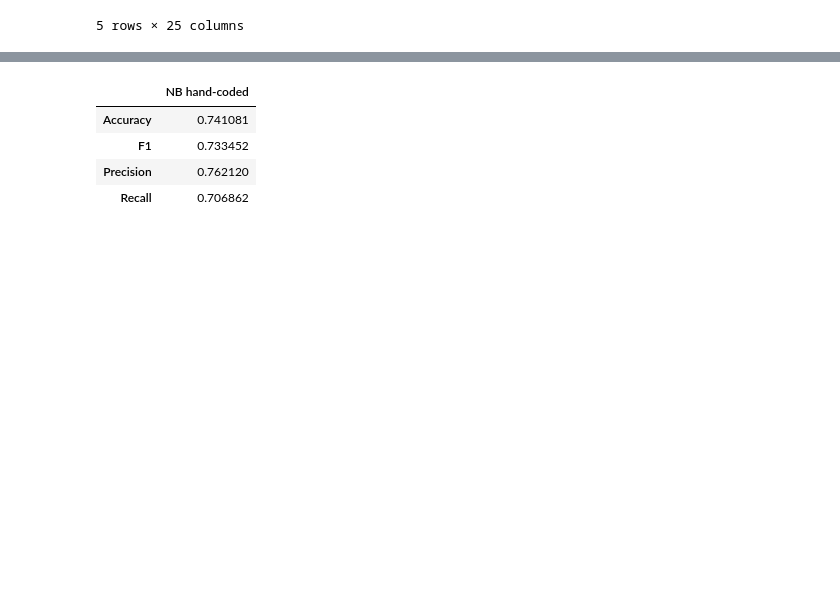
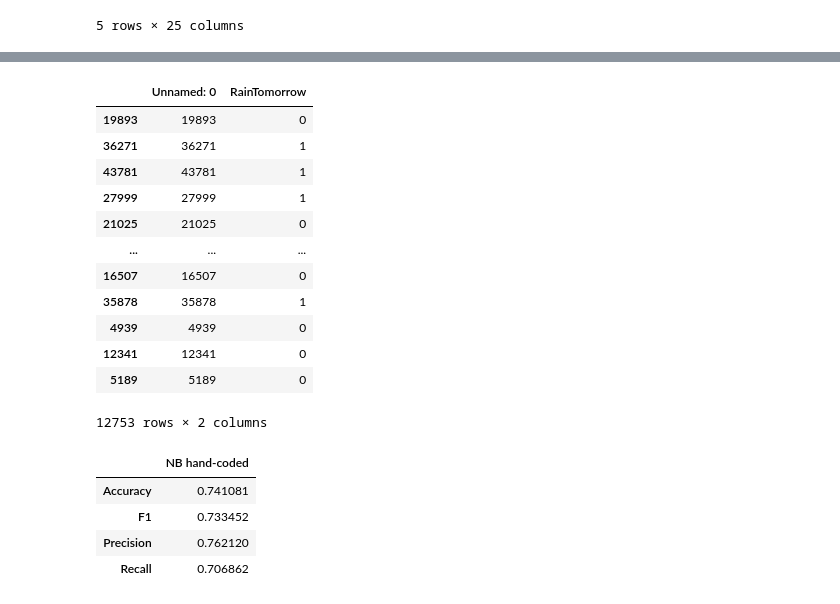
Before and after one commit to abbycarr/DS4400-ML-Rain, a Jupyter notebook: RainNotebook.ipynb, the cells around one changed output, grey strips where cells are left out. Cells and saved outputs as stored; diff of their text form; code cells hidden in the pictures; blank space fills up the shorter version.

```diff
--- a/RainNotebook.ipynb
+++ b/RainNotebook.ipynb
@@ -543,3 +264,19 @@ TP, FP, TN, FN
+# %%
+y_test
+# %% [output]
+|  | Unnamed: 0 | RainTomorrow |
+| 19893 | 19893 | 0 |
+| 36271 | 36271 | 1 |
+| 43781 | 43781 | 1 |
+| 27999 | 27999 | 1 |
+| 21025 | 21025 | 0 |
+| ... | ... | ... |
+| 16507 | 16507 | 0 |
+| 35878 | 35878 | 1 |
+| 4939 | 4939 | 0 |
+| 12341 | 12341 | 0 |
+| 5189 | 5189 | 0 |
+12753 rows × 2 columns
 # %%
 acc = (TP + TN) / (TP + TN + FP + FN)
 pre = TP / (TP + FP)
```
Also changed, not shown: parts of 35 cells of this notebook, 5 other files.
